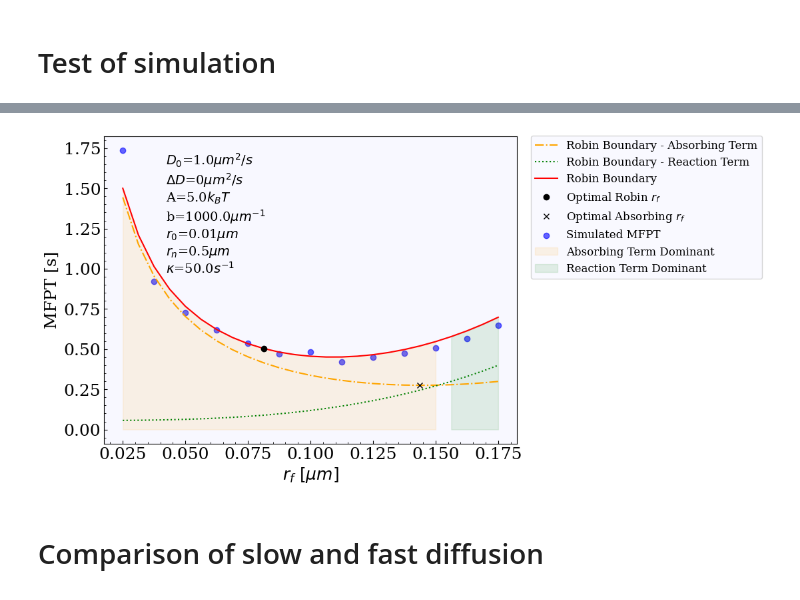
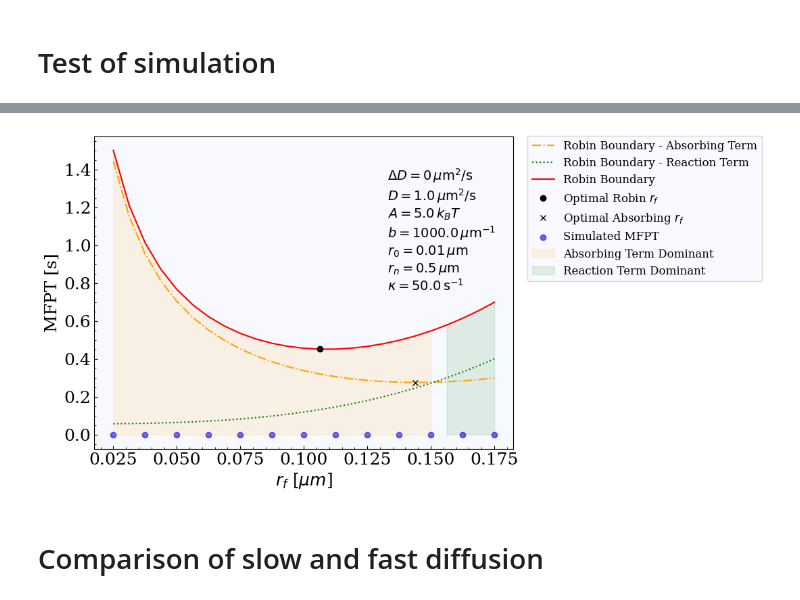
Before and after one commit to Emilie-Jessen/MFPT_Minimization, a Jupyter notebook: RobinBoundary_HomogeneousDiffusion.ipynb, the cells around one changed output, grey strips where cells are left out. Saved outputs shown, nothing was run; the diff lists cells and outputs as text; code cells hidden in the pictures.

```diff
--- a/RobinBoundary_HomogeneousDiffusion.ipynb
+++ b/RobinBoundary_HomogeneousDiffusion.ipynb
@@ -168,7 +168,7 @@ b = 1000.0
 r_f = 0.1
 r_n = 0.5
 r_target = 0.01
-D0 = 1.0
+D = 1.0
 kappa = 50.0
 rf_vals = np.linspace(0.025, 0.175, 25)
 
@@ -177,7 +177,7 @@ tau2 = np.zeros(len(rf_vals))
 mfpt = np.zeros(len(rf_vals))
 
 for i in range(len(rf_vals)):
-    tau1[i], tau2[i], mfpt[i] = compute_mfpt_with_robin_boundary(r_target, rf_vals[i], r_n, D0, D0, A, b, kappa=kappa)
+    tau1[i], tau2[i], mfpt[i] = compute_mfpt_with_robin_boundary(r_target, rf_vals[i], r_n, D, D, A, b, kappa=kappa)
 # %%
 # Identify the index of the minimum MFPT and corresponding r_f value
 min_index = np.argmin(mfpt)
@@ -194,39 +194,51 @@ Optimal r_f for minimum MFPT (absorbing case): 0.1437 with MFPT: 0.2752
 # %%
 mfpt_simulated = np.zeros(len(rf_vals[::2]))
 std_simulated = np.zeros(len(rf_vals[::2]))
-for i in range(0, len(rf_vals), 2):
-    first_passage_times = run_simulation(r0=r_n, r_target=r_target, rf=rf_vals[i], rn=r_n, A=A, b=b, D0=D0, Dmax=D0, kappa=kappa, ndim=3, N=250, dt=1e-6)
-    mfpt_simulated[i//2] = np.mean(first_passage_times)
-    std_simulated[i//2] = np.std(first_passage_times)
+
+simulate = False
+
+if simulate:
+    for i in range(0, len(rf_vals), 2):
+        first_passage_times = run_simulation(r0=r_n, r_target=r_target, rf=rf_vals[i], rn=r_n, A=A, b=b, D0=D, Dmax=D, kappa=kappa, ndim=3, N=250, dt=1e-6)
+        mfpt_simulated[i//2] = np.mean(first_passage_times)
+        std_simulated[i//2] = np.std(first_passage_times)
 # %%
 # Plot the MFPT as a function of r_f
 
 fig, ax = plt.subplots(figsize=(8, 6))
 ax.plot(rf_vals, tau1, label='Robin Boundary - Absorbing Term', color='orange', linestyle='-.')
 ax.plot(rf_vals, tau2, label='Robin Boundary - Reaction Term', color='green', linestyle=':')
 ax.plot(rf_vals, mfpt, label=f'Robin Boundary', color='red')
 ax.plot(optimal_rf, mfpt[min_index], 'ko', label=f'Optimal Robin $r_f$')
 ax.plot(optimal_rf_abs, tau1[min_index_abs], 'kx', label=f'Optimal Absorbing $r_f$')
 
 # Plot simulated MFPT with error bars
 #ax.errorbar(rf_vals, mfpt_simulated, yerr=std_simulated, fmt='o', color='blue', label='Simulated MFPT (N=500)', alpha=0.6)
 ax.scatter(rf_vals[::2], mfpt_simulated, color='blue', alpha=0.6, label='Simulated MFPT')  # Connect the simulated points with a line
 
 
 # Put the diffusion coefficient values and the potential A on the plot
-ax.text(0.15, 0.95, f'$D_0$={D0}$\mu m^2/s$\n$\Delta D$=0$\mu m^2/s$\nA={A}$k_BT$\nb={b}$\mu m^{{-1}}$\n$r_0$={r_target}$\mu m$\n$r_n$={r_n}$\mu m$\n$\kappa$={kappa}$s^{{-1}}$',
-        transform=ax.transAxes, verticalalignment='top', fontsize=14)
+text_str = rf"""
+$\Delta D = 0\,\mu\mathrm{{m}}^2/\mathrm{{s}}$
+$D = {D}\,\mu\mathrm{{m}}^2/\mathrm{{s}}$
+$A = {A}\,k_BT$
+$b = {b}\,\mu\mathrm{{m}}^{{-1}}$
+$r_0 = {r_target}\,\mu\mathrm{{m}}$
+$r_n = {r_n}\,\mu\mathrm{{m}}$
+$\kappa = {kappa}\,\mathrm{{s}}^{{-1}}$
+"""
+ax.text(0.7, 0.95, text_str, transform=ax.transAxes, verticalalignment='top', fontsize=14)
 
 # Fill the background where the absorbing term dominates (tau1 > tau2)
 absorbing_dominant = tau1 >= tau2
 ax.fill_between(rf_vals, 0, mfpt, where=absorbing_dominant, color='orange', alpha=0.1, label='Absorbing Term Dominant')
 ax.fill_between(rf_vals, 0, mfpt, where=~absorbing_dominant, color='green', alpha=0.1, label='Reaction Term Dominant')
 ax.set_xlabel(r'$r_f$ $[\mu m]$')
 ax.set_ylabel('MFPT [s]')
 ax.legend(fontsize=12, bbox_to_anchor=(1.02, 1.02), loc='upper left')
 plt.show()
 # %% [output]
-[figure, old version]
+[figure, new version]
 # %% [markdown]
 # Comparison of slow and fast diffusion
 # %%
```
Also changed, not shown: parts of 7 cells of this notebook.
